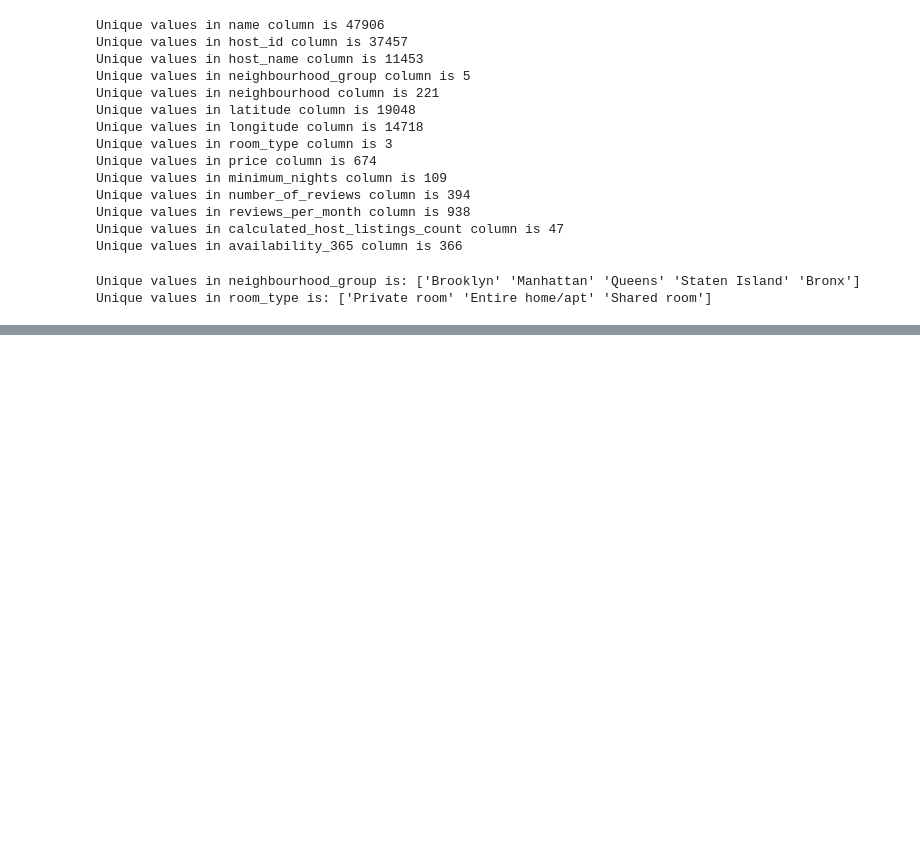
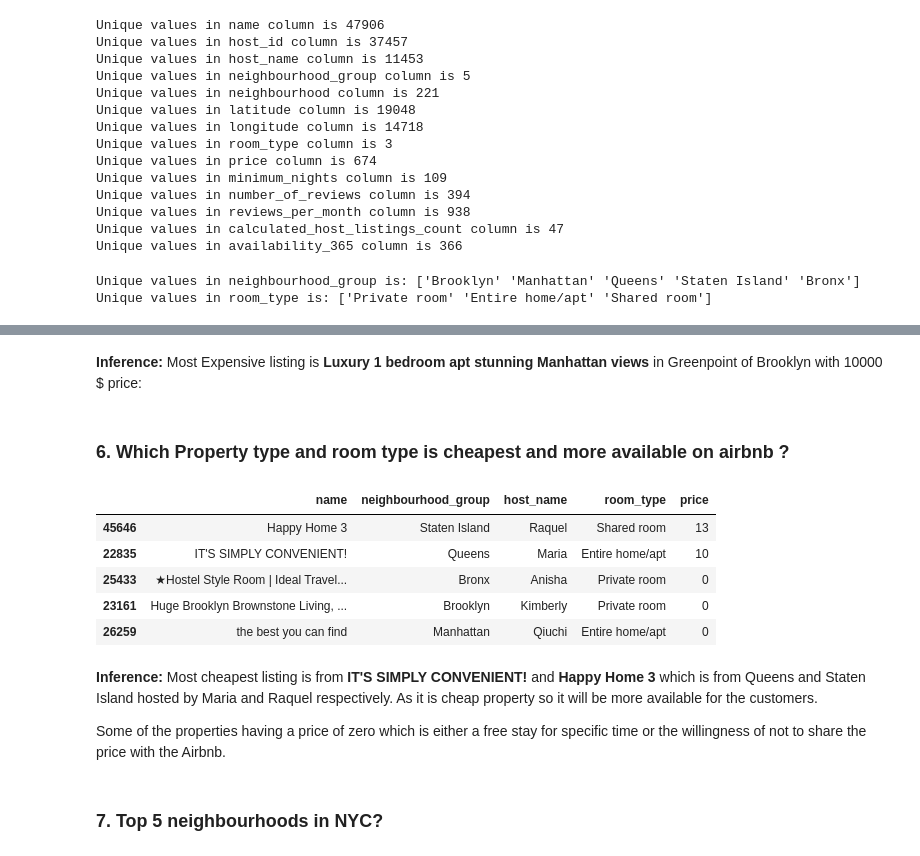
Before and after one commit to v1git12/Capstone-Project-1---AirBnb-Booking-Analysis, a Jupyter notebook: AirBnb_Booking_Analysis.ipynb, the cells around one changed output, grey strips where cells are left out. Cells and saved outputs as stored; diff of their text form; code cells hidden in the pictures; blank space fills up the shorter version.

```diff
--- a/AirBnb_Booking_Analysis.ipynb
+++ b/AirBnb_Booking_Analysis.ipynb
@@ -184,0 +349,20 @@ Unique values in room_type is: ['Private room' 'Entire home/apt' 'Shared room']
+# %% [markdown]
+**Inference:** Most Expensive listing is **Luxury 1 bedroom apt stunning Manhattan views** in Greenpoint of Brooklyn	with 10000 $ price:
+# %% [markdown]
+### 6. Which Property type and room type is cheapest and more available on airbnb ?
+# %%
+most_cheapest_neighgroup = airbnb_data.loc[airbnb_data.groupby(['neighbourhood_group'])['price'].idxmin()][['name','neighbourhood_group','host_name','room_type','price']].sort_values(by='price',ascending=False)
+most_cheapest_neighgroup
+# %% [output]
+|  | name | neighbourhood_group | host_name | room_type | price |
+| 45646 | Happy Home 3 | Staten Island | Raquel | Shared room | 13 |
+| 22835 | IT'S SIMPLY CONVENIENT! | Queens | Maria | Entire home/apt | 10 |
+| 25433 | ★Hostel Style Room | Ideal Travel... | Bronx | Anisha | Private room | 0 |
+| 23161 | Huge Brooklyn Brownstone Living, ... | Brooklyn | Kimberly | Private room | 0 |
+| 26259 | the best you can find | Manhattan | Qiuchi | Entire home/apt | 0 |
+# %% [markdown]
+**Inference:** Most cheapest listing is from **IT'S SIMPLY CONVENIENT!** and **Happy Home 3** which is from Queens and Staten Island hosted by Maria and Raquel respectively. As it is cheap property so it will be more available for the customers.
+
+Some of the properties having a price of zero which is either a free stay for specific time or the willingness of not to share the price with the Airbnb.
+# %% [markdown]
+### 7. Top 5 neighbourhoods in NYC?
```
Also changed, not shown: parts of 34 cells of this notebook.
